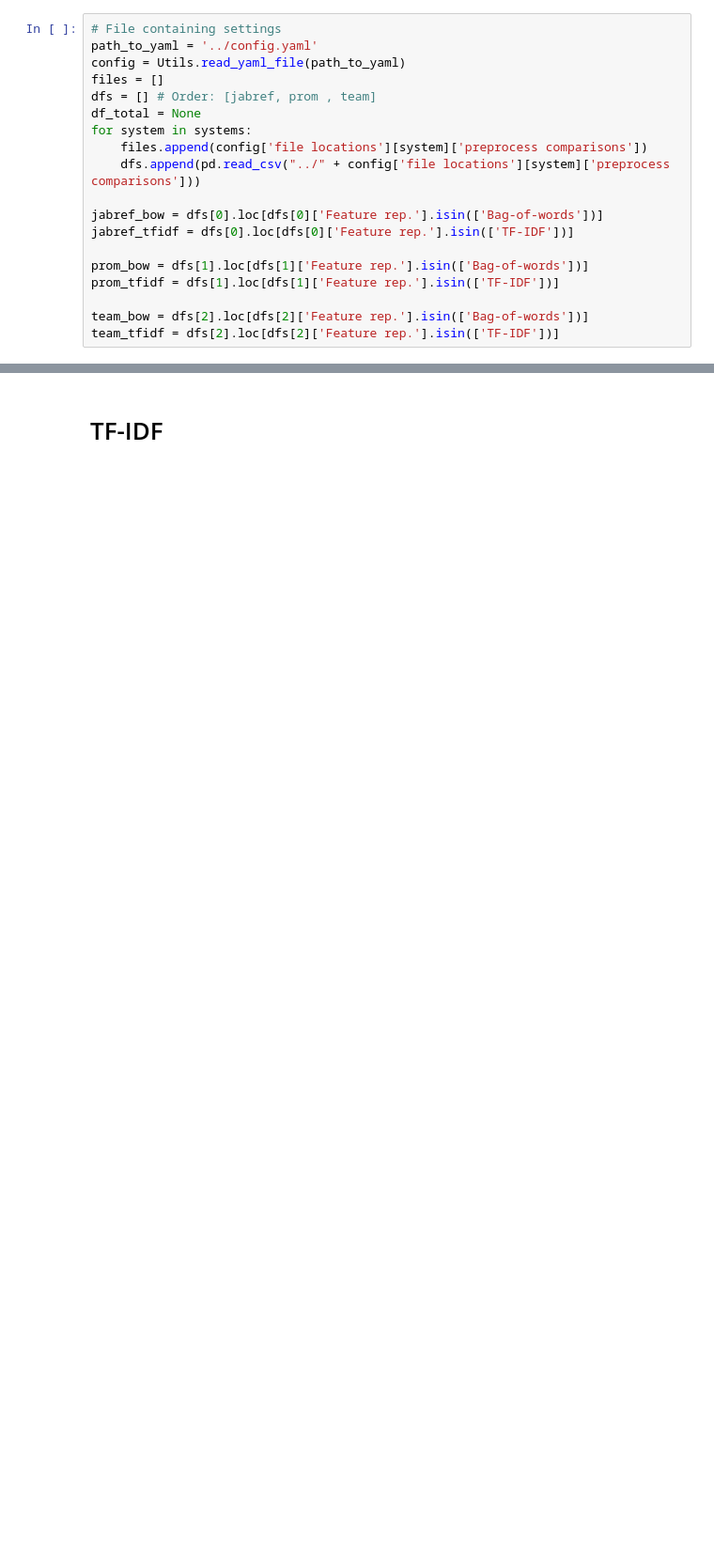
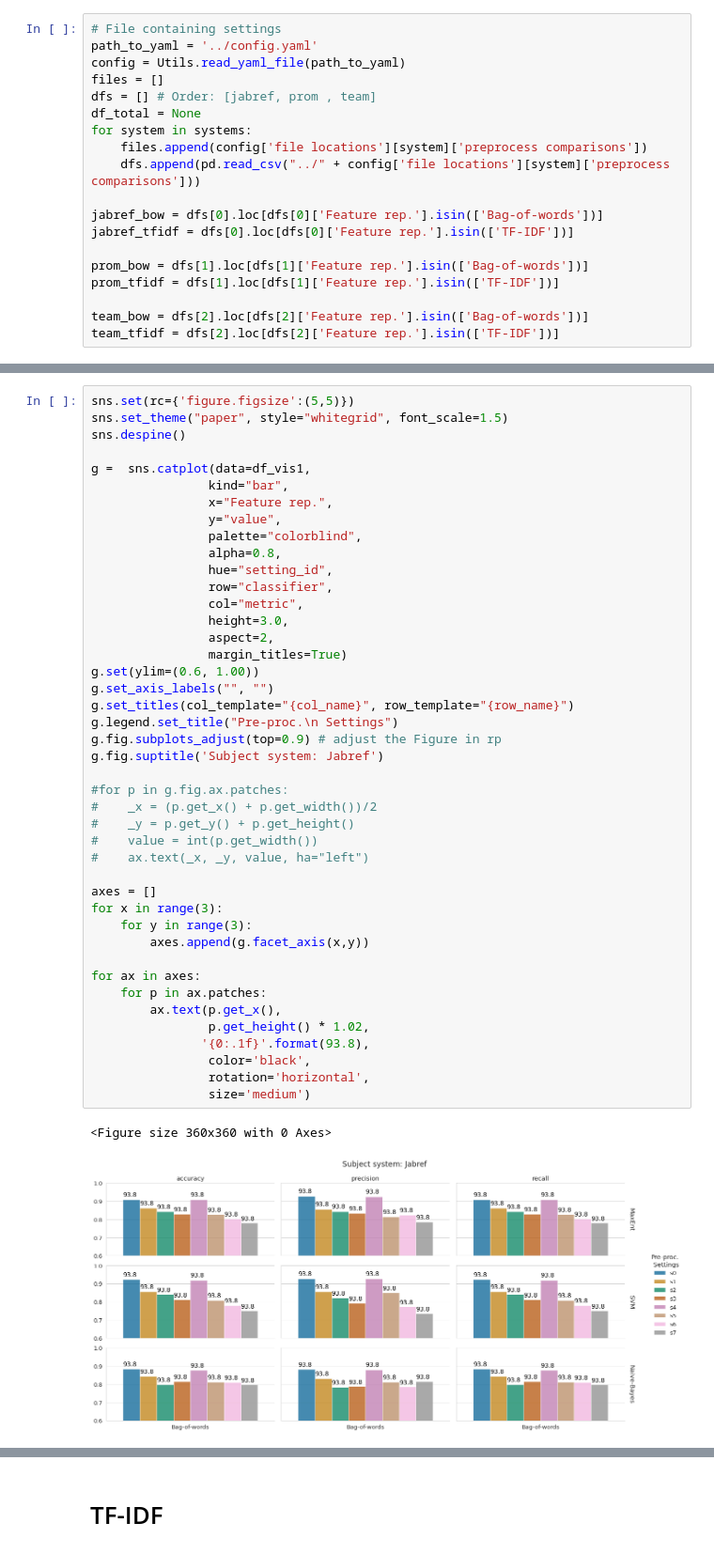
Before and after one commit to alexanderflorean/BSc-JavSoCoClassifier, a Jupyter notebook: jupyter/Untitled.ipynb, the cells around one changed output, grey strips where cells are left out. Shown at 94% size. Saved outputs shown, nothing was run; the diff lists cells and outputs as text; blank space fills up the shorter version.

Commit message:
figure fix

```diff
--- a/jupyter/Untitled.ipynb
+++ b/jupyter/Untitled.ipynb
@@ -113,3 +86,49 @@ Text(0.5, 0.98, 'Subject system: Jabref')
+# %%
+sns.set(rc={'figure.figsize':(5,5)})
+sns.set_theme("paper", style="whitegrid", font_scale=1.5)
+sns.despine()
+
+g =  sns.catplot(data=df_vis1,
+                kind="bar",
+                x="Feature rep.",
+                y="value",
+                palette="colorblind",
+                alpha=0.8,
+                hue="setting_id",
+                row="classifier",
+                col="metric",
+                height=3.0,
+                aspect=2,
+                margin_titles=True)
+g.set(ylim=(0.6, 1.00))
+g.set_axis_labels("", "")
+g.set_titles(col_template="{col_name}", row_template="{row_name}")
+g.legend.set_title("Pre-proc.\n Settings")
+g.fig.subplots_adjust(top=0.9) # adjust the Figure in rp
+g.fig.suptitle('Subject system: Jabref')
+
+#for p in g.fig.ax.patches:
+#    _x = (p.get_x() + p.get_width())/2
+#    _y = p.get_y() + p.get_height()
+#    value = int(p.get_width())
+#    ax.text(_x, _y, value, ha="left")
+
+axes = []
+for x in range(3):
+    for y in range(3):
+        axes.append(g.facet_axis(x,y))
+
+for ax in axes:
+    for p in ax.patches:
+        ax.text(p.get_x(),
+                p.get_height() * 1.02,
+               '{0:.1f}'.format(93.8),
+                color='black',
+                rotation='horizontal',
+                size='medium')
+# %% [output]
+<Figure size 360x360 with 0 Axes>
+[figure, added]
 # %%
 prom_bow = prom_bow.drop(labels={'settings'}, axis=1)
 prom_bow = prom_bow.rename(columns={'weighted_precision' : 'w.precision',
```
Also changed, not shown: parts of 8 cells of this notebook.
